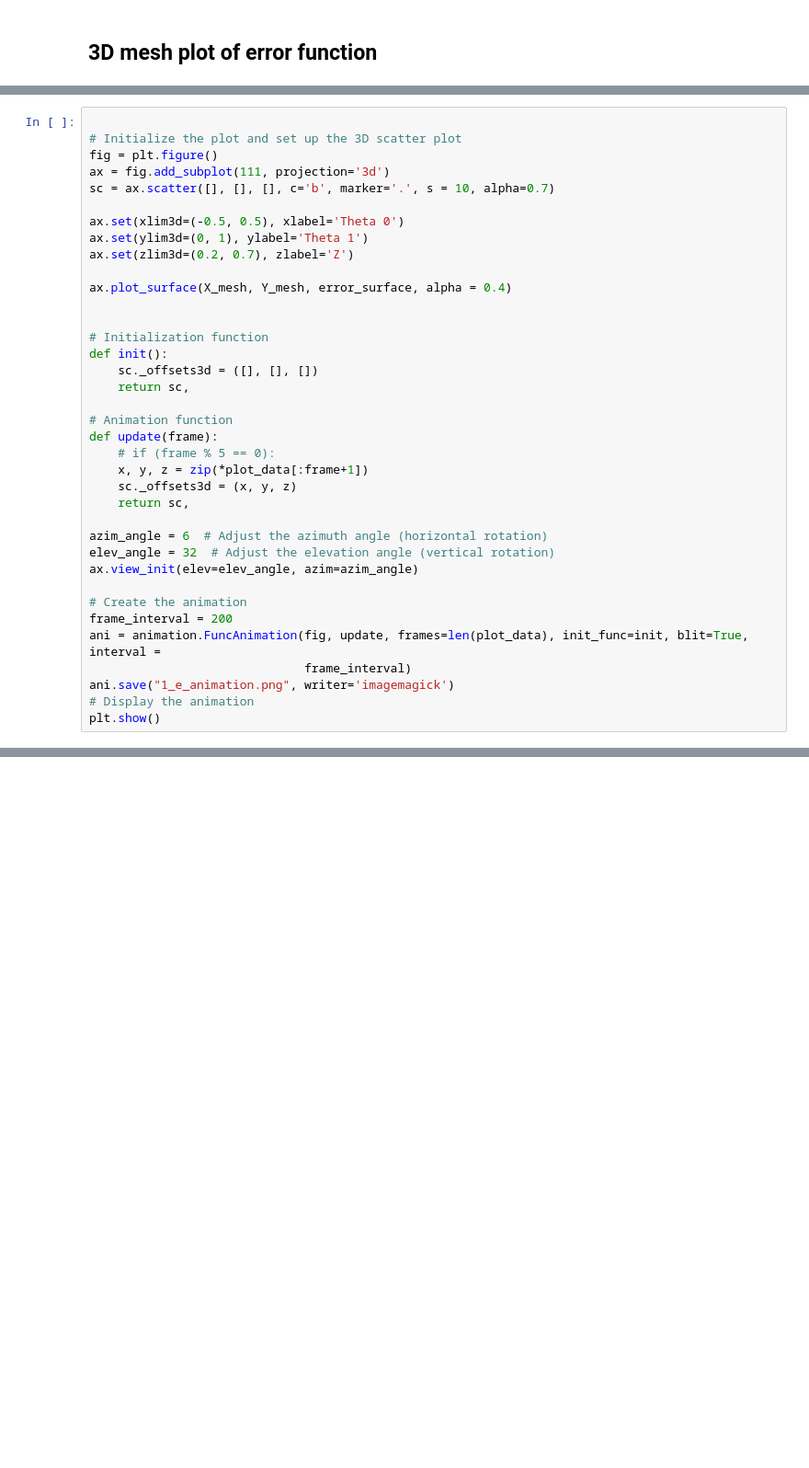
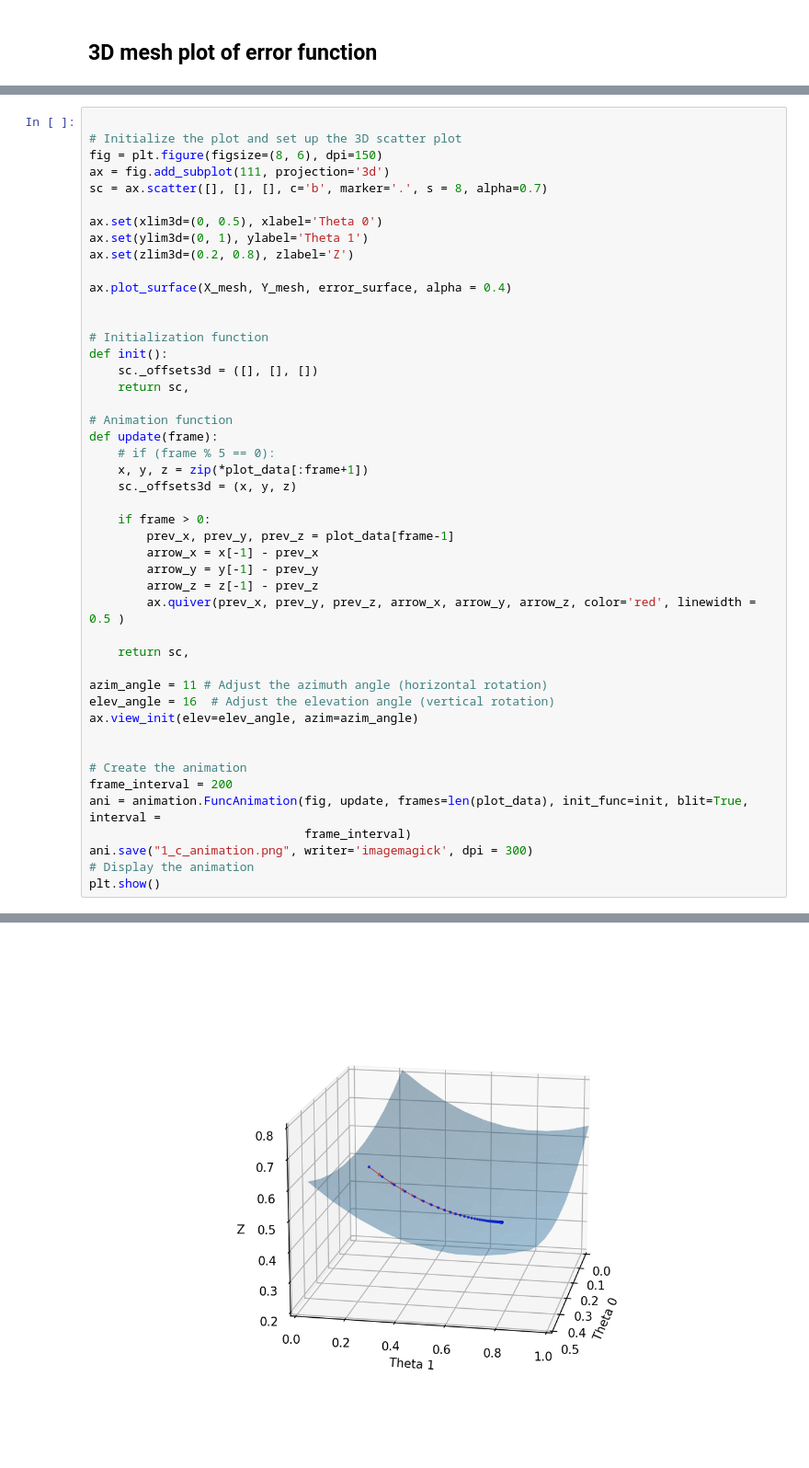
Before and after one commit to Aavegjain/COL774_A1, a Jupyter notebook: part1.ipynb, the cells around one changed output, grey strips where cells are left out. Shown: that part at 92% size. Saved outputs shown, nothing was run; the diff lists cells and outputs as text; blank space fills up the shorter version.

Commit message:
updated animation for part 1.c

```diff
--- a/part1.ipynb
+++ b/part1.ipynb
@@ -122,13 +142,13 @@ for i in range(X_row):
 # %%
 
 # Initialize the plot and set up the 3D scatter plot
-fig = plt.figure()
+fig = plt.figure(figsize=(8, 6), dpi=150)
 ax = fig.add_subplot(111, projection='3d')
-sc = ax.scatter([], [], [], c='b', marker='.', s = 10, alpha=0.7)
+sc = ax.scatter([], [], [], c='b', marker='.', s = 8, alpha=0.7)
 
-ax.set(xlim3d=(-0.5, 0.5), xlabel='Theta 0')
+ax.set(xlim3d=(0, 0.5), xlabel='Theta 0')
 ax.set(ylim3d=(0, 1), ylabel='Theta 1')
-ax.set(zlim3d=(0.2, 0.7), zlabel='Z')
+ax.set(zlim3d=(0.2, 0.8), zlabel='Z')
 
 ax.plot_surface(X_mesh, Y_mesh, error_surface, alpha = 0.4)
 
@@ -143,16 +163,26 @@ def update(frame):
     # if (frame % 5 == 0):
     x, y, z = zip(*plot_data[:frame+1])
     sc._offsets3d = (x, y, z)
+
+    if frame > 0:
+        prev_x, prev_y, prev_z = plot_data[frame-1]
+        arrow_x = x[-1] - prev_x
+        arrow_y = y[-1] - prev_y
+        arrow_z = z[-1] - prev_z
+        ax.quiver(prev_x, prev_y, prev_z, arrow_x, arrow_y, arrow_z, color='red', linewidth = 0.5 )
+
     return sc,
 
-azim_angle = 6  # Adjust the azimuth angle (horizontal rotation)
-elev_angle = 32  # Adjust the elevation angle (vertical rotation)
+azim_angle = 11 # Adjust the azimuth angle (horizontal rotation)
+elev_angle = 16  # Adjust the elevation angle (vertical rotation)
 ax.view_init(elev=elev_angle, azim=azim_angle)
+
 
 # Create the animation
 frame_interval = 200
 ani = animation.FuncAnimation(fig, update, frames=len(plot_data), init_func=init, blit=True, interval =
                               frame_interval)
-ani.save("1_e_animation.png", writer='imagemagick')
+ani.save("1_c_animation.png", writer='imagemagick', dpi = 300)
 # Display the animation
 plt.show()
+# %% [output]
@@ -158,0 +190 @@ plt.show()
+[figure, added]
```
Also changed, not shown: parts of 6 cells of this notebook, 1 other file.
